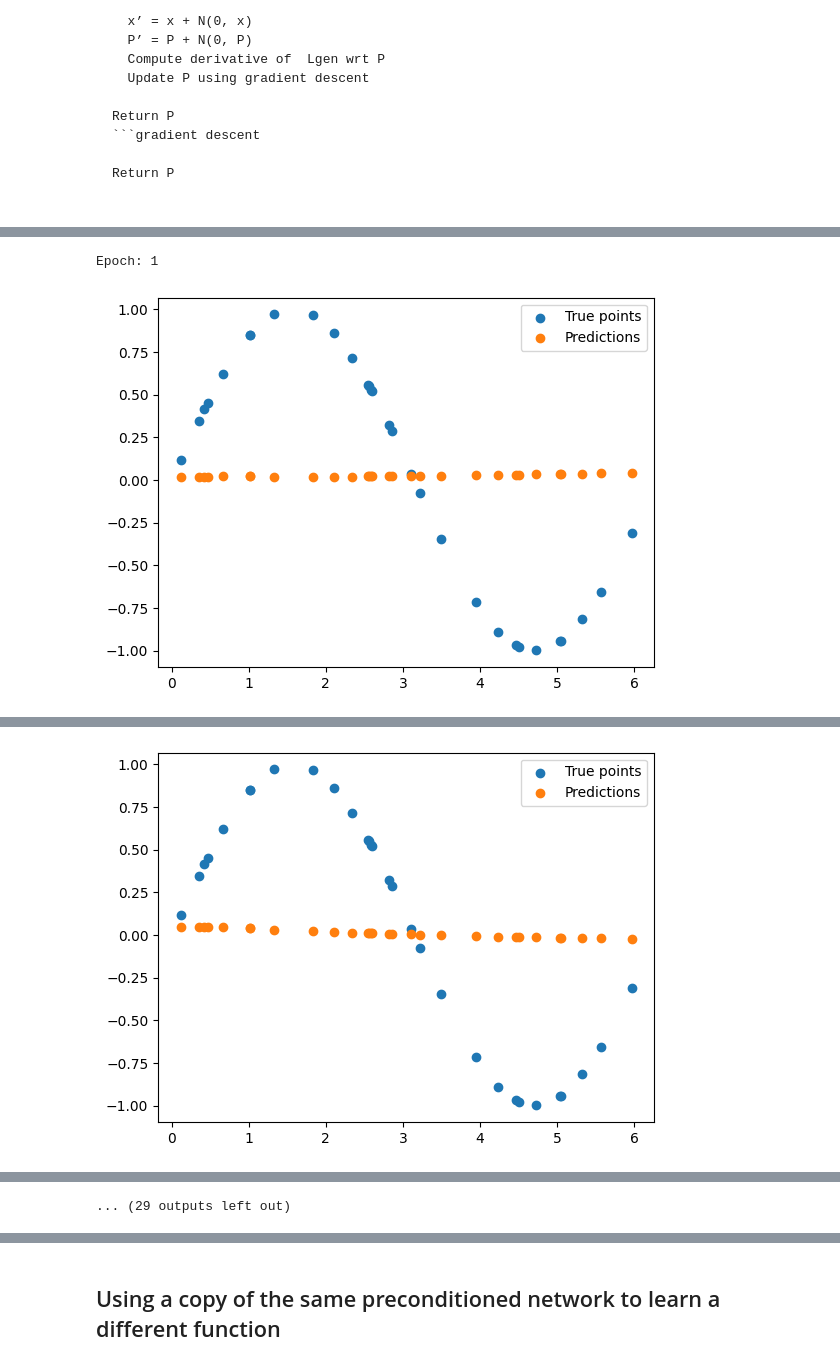
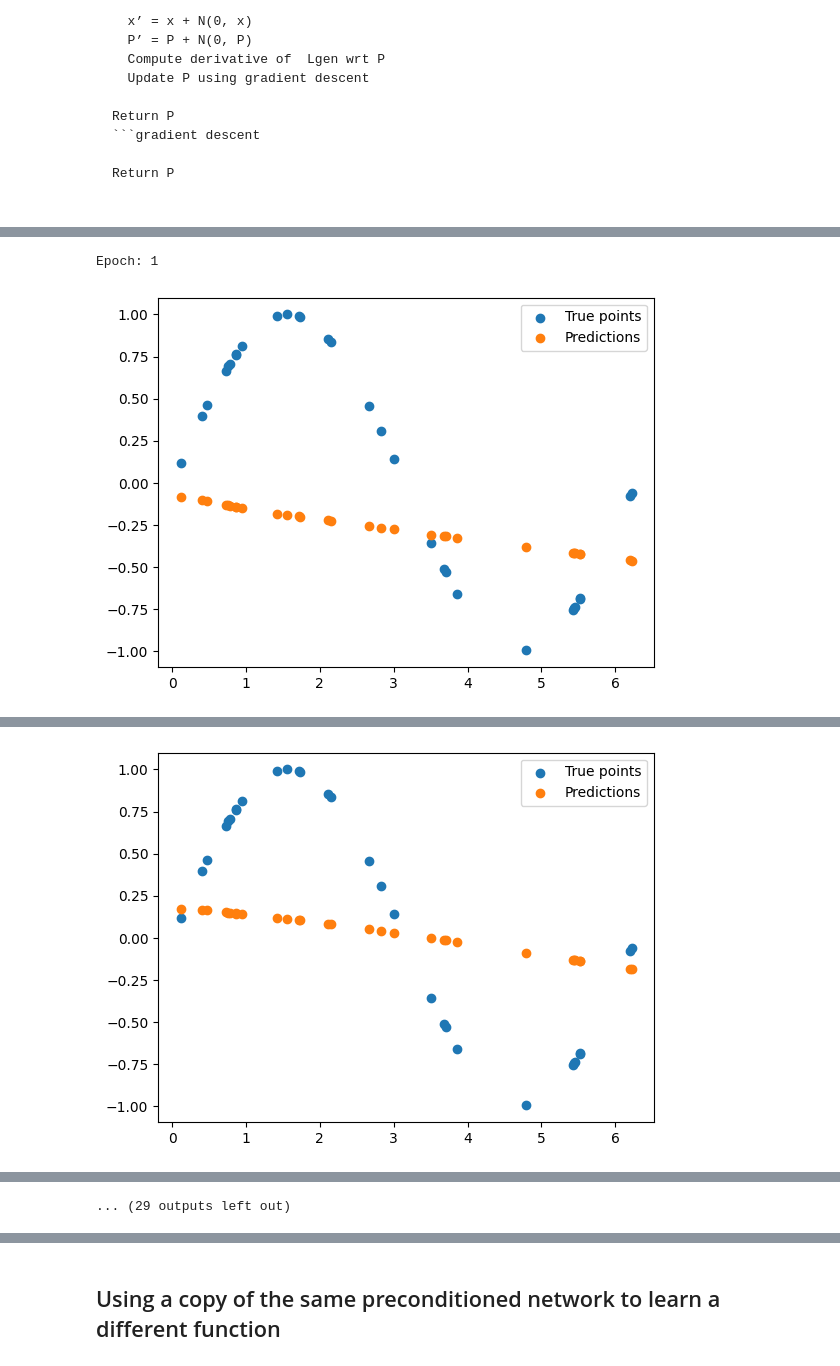
Before and after one commit to AS0berle/generalization-preconditioning, a Jupyter notebook: initial_exploration/exploration.ipynb, the cells around one changed output, grey strips where cells are left out. Drawn from its saved outputs; the diff is of its cells as text; code cells hidden in the pictures.

```diff
--- a/initial_exploration/exploration.ipynb
+++ b/initial_exploration/exploration.ipynb
@@ -57,11 +58,11 @@ class TinyModel(nn.Module):
 
         self.layers = nn.Sequential(
             nn.Linear(1, 10),
-            nn.ReLU(),
+            nn.ELU(),
             nn.Linear(10, 30),
-            nn.ReLU(),
+            nn.ELU(),
             nn.Linear(30, 10),
-            nn.ReLU(),
+            nn.ELU(),
             nn.Linear(10, 1)
         )
 
@@ -98,8 +99,8 @@ class FunctionDataset(Dataset):
     def get_labels(self):
         return self.labels
 # %%
-train_data = FunctionDataset(torch.sin, 30)
-test_data = FunctionDataset(torch.sin, 30,rand_pts=True)
+train_data = FunctionDataset(torch.sin, 30, stop=2*math.pi)
+test_data = FunctionDataset(torch.sin, 30, stop=2*math.pi, rand_pts=True)
 plt.scatter(train_data.get_data().numpy(), train_data.get_labels().numpy())
 plt.scatter(test_data.get_data().numpy(), test_data.get_labels().numpy(), color='red')
 
@@ -111,7 +112,11 @@ test_dataloader = DataLoader(test_data, batch_size=1, shuffle=True)
 learning_rate = 1e-2
 epochs = 140
 
+# all models should have the same initial weights
 sin_model = TinyModel()
+precond_model = copy.deepcopy(sin_model)
+jittered_model = copy.deepcopy(sin_model)
+
 loss_function = nn.MSELoss()
 optimizer = torch.optim.SGD(sin_model.parameters(), lr=learning_rate)
 # %%
@@ -239,30 +261,34 @@ Epoch: 6
 ... (29 outputs left out)
 # %%
 # Pretraining:
-precond_epochs = 100
-precond_network = TinyModel()
-precond_prime_net = TinyModel()
+precond_epochs = 200
+precond_prime = TinyModel()
 
-precond_lr = 5e-3
-precond_optimizer = torch.optim.SGD(precond_network.parameters(), lr=precond_lr, weight_decay=.1)
-training_optimizer = torch.optim.SGD(precond_network.parameters(), lr=learning_rate)
+precond_lr = 1e-3
+precond_optimizer = torch.optim.SGD(precond_model.parameters(), lr=precond_lr)
+
 
 precond_losses = []
 precond_training_losses = []
 # %%
+original_model = copy.deepcopy(precond_model)
+
 for t in range(precond_epochs):
-    precond_losses.append(precond_loop(precond_network, precond_prime_net, train_dataloader, nbd_loss, precond_optimizer))
+    precond_losses.append(precond_loop(precond_model, precond_prime, train_dataloader, nbd_loss, precond_optimizer))
+
+residual = model_residual_F(precond_model, original_model)
 
 # we will use the same preconditioning to train a model for cosine
-cos_precond_model = copy.deepcopy(precond_network)
+cos_precond_model = copy.deepcopy(precond_model)
 
+training_optimizer = torch.optim.SGD(precond_model.parameters(), lr=learning_rate)
 for t in range(epochs):
-    #print(f"Epoch {t+1}\n-------------------------------")
-    precond_training_losses.append(train_loop(train_dataloader, precond_network, loss_function, training_optimizer))
+
+    precond_training_losses.append(train_loop(train_dataloader, precond_model, loss_function, training_optimizer))
     if (t + 1) < 16 or (t+1) % int(.2 * epochs) == 0:
         print(f"Epoch: {t+1}")
-        test_loop(test_dataloader, precond_network, loss_function)
+        test_loop(test_dataloader, precond_model, loss_function)
 print("Done!")
 # %% [output]
 Epoch: 1
-[figure, old version]
+[figure, new version]
@@ -270,3 +296,3 @@ Avg loss: 0.477258
 
 Epoch: 2
-[figure, old version]
+[figure, new version]
```
Also changed, not shown: parts of 20 cells of this notebook.
